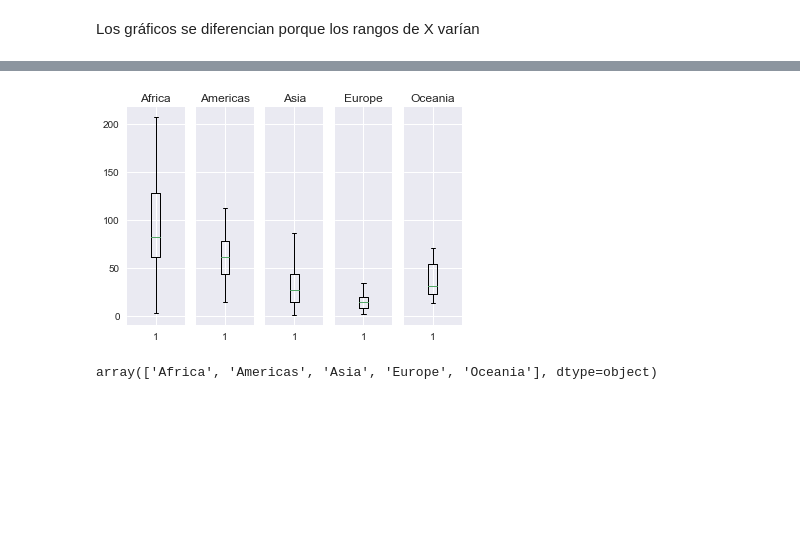
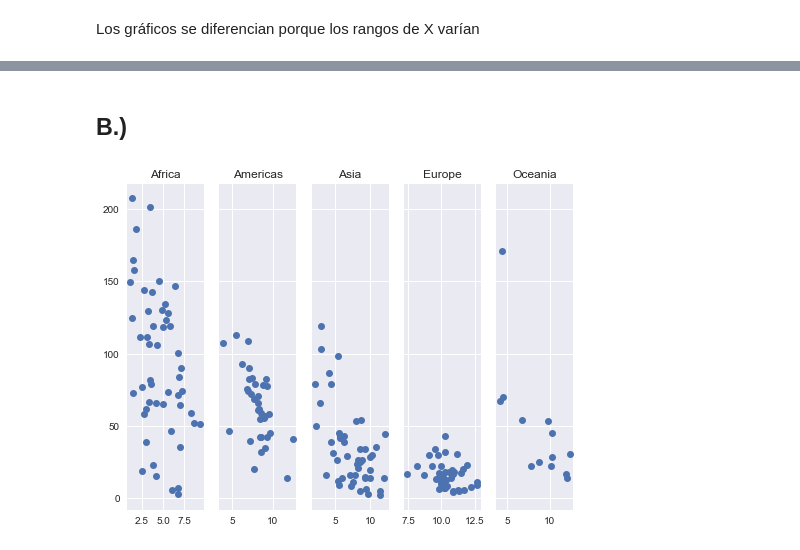
Before and after one commit to lporras/data-science-desafio, a Jupyter notebook: 2-modulo-fundamentos-data-science/hipótesis_y_correlación/desafios/graficos_y_correlacion/Desafio 2526 Gráficos y Correlación.ipynb, the cells around one changed output, grey strips where cells are left out. Saved outputs shown, nothing was run; the diff lists cells and outputs as text; code cells hidden in the pictures; blank space fills up the shorter version.

```diff
--- a/2-modulo-fundamentos-data-science/hipótesis_y_correlación/desafios/graficos_y_correlacion/Desafio 2526 Gráficos y Correlación.ipynb
+++ b/2-modulo-fundamentos-data-science/hipótesis_y_correlación/desafios/graficos_y_correlacion/Desafio 2526 Gráficos y Correlación.ipynb
@@ -137,21 +141,18 @@ grouped_boxplot(df, 'adfert', 'region')
+# %% [markdown]
+## B.)
 # %%
-def grouped_boxplot_sns(dataframe, variable, group_by):
+def grouped_scatterplot(dataframe, x, y, group_by):
     tmp = dataframe
     stratify_by = tmp[group_by].unique()
-
-    if len(stratify_by)/2 > 3:
+    if len(stratify_by) / 2 > 3:
         fig, ax = plt.subplots(2, len(stratify_by),sharey=True)
     else:
         fig, ax = plt.subplots(1, len(stratify_by),sharey=True)
-
     for i, n in enumerate(stratify_by):
-        ax[i].boxplot(tmp[tmp[group_by] == n][variable])
+        tmp_group_plt = tmp[tmp[group_by] == n]
+        ax[i].plot(tmp_group_plt[x], tmp_group_plt[y], 'o')
         ax[i].set_title(n)
 
-grouped_boxplot_sns(df, 'adfert', 'region')
+grouped_scatterplot(df, 'school', 'adfert', 'region')
 # %% [output]
-[figure, old version]
+[figure, new version]
-# %%
-df['region'].unique()
-# %% [output]
-array(['Africa', 'Americas', 'Asia', 'Europe', 'Oceania'], dtype=object)
```
Also changed, not shown: parts of 13 cells of this notebook, 1 other file.
